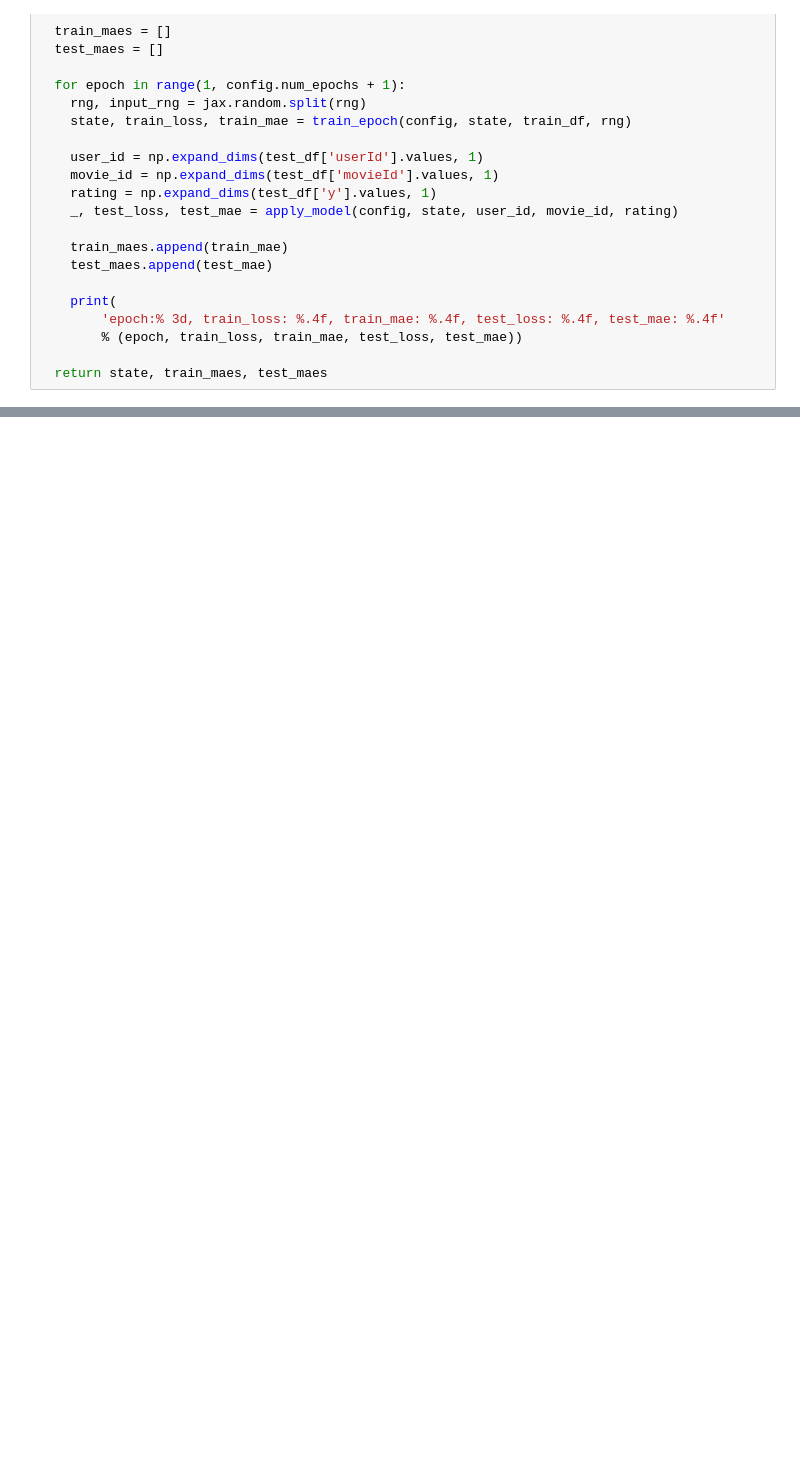
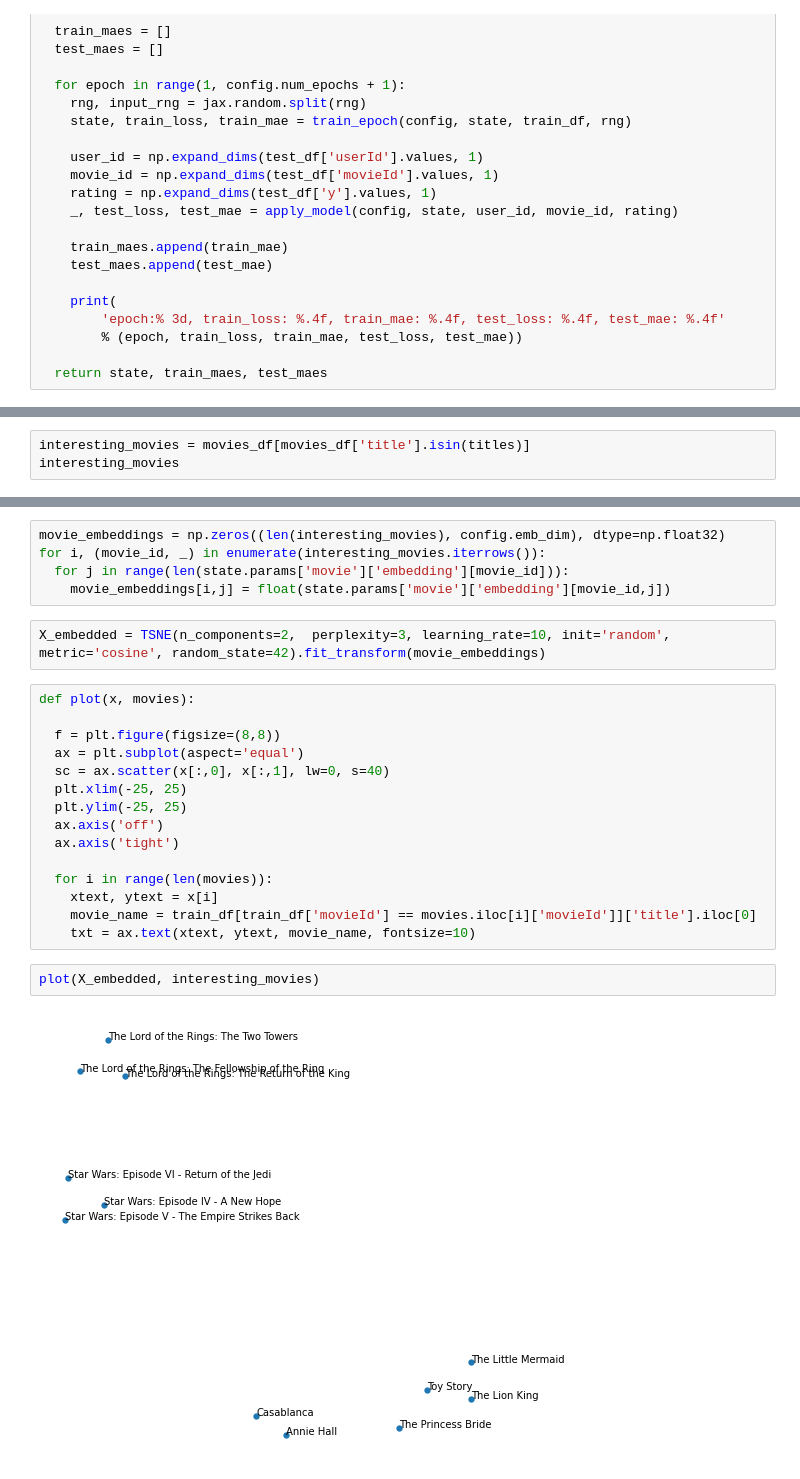
Before and after one commit to JoshVarty/LearningJax, a Jupyter notebook: 06_JaxEmbeddingTutorial.ipynb, the cells around one changed output, grey strips where cells are left out. Drawn from its saved outputs; the diff is of its cells as text; blank space fills up the shorter version.

```diff
--- a/06_JaxEmbeddingTutorial.ipynb
+++ b/06_JaxEmbeddingTutorial.ipynb
@@ -264,0 +272,3 @@ These look absolutely fucked. There's no way this is going to be useful. Maybe w
+# %%
+interesting_movies = movies_df[movies_df['title'].isin(titles)]
+interesting_movies
@@ -264,0 +289,26 @@ These look absolutely fucked. There's no way this is going to be useful. Maybe w
+# %%
+movie_embeddings = np.zeros((len(interesting_movies), config.emb_dim), dtype=np.float32)
+for i, (movie_id, _) in enumerate(interesting_movies.iterrows()):
+  for j in range(len(state.params['movie']['embedding'][movie_id])):
+    movie_embeddings[i,j] = float(state.params['movie']['embedding'][movie_id,j])
+# %%
+X_embedded = TSNE(n_components=2,  perplexity=3, learning_rate=10, init='random', metric='cosine', random_state=42).fit_transform(movie_embeddings)
+# %%
+def plot(x, movies):
+
+  f = plt.figure(figsize=(8,8))
+  ax = plt.subplot(aspect='equal')
+  sc = ax.scatter(x[:,0], x[:,1], lw=0, s=40)
+  plt.xlim(-25, 25)
+  plt.ylim(-25, 25)
+  ax.axis('off')
+  ax.axis('tight')
+
+  for i in range(len(movies)):
+    xtext, ytext = x[i]
+    movie_name = train_df[train_df['movieId'] == movies.iloc[i]['movieId']]['title'].iloc[0]
+    txt = ax.text(xtext, ytext, movie_name, fontsize=10)
+# %%
+plot(X_embedded, interesting_movies)
+# %% [output]
+[figure, added]
```
Also changed, not shown: parts of 21 cells of this notebook.
